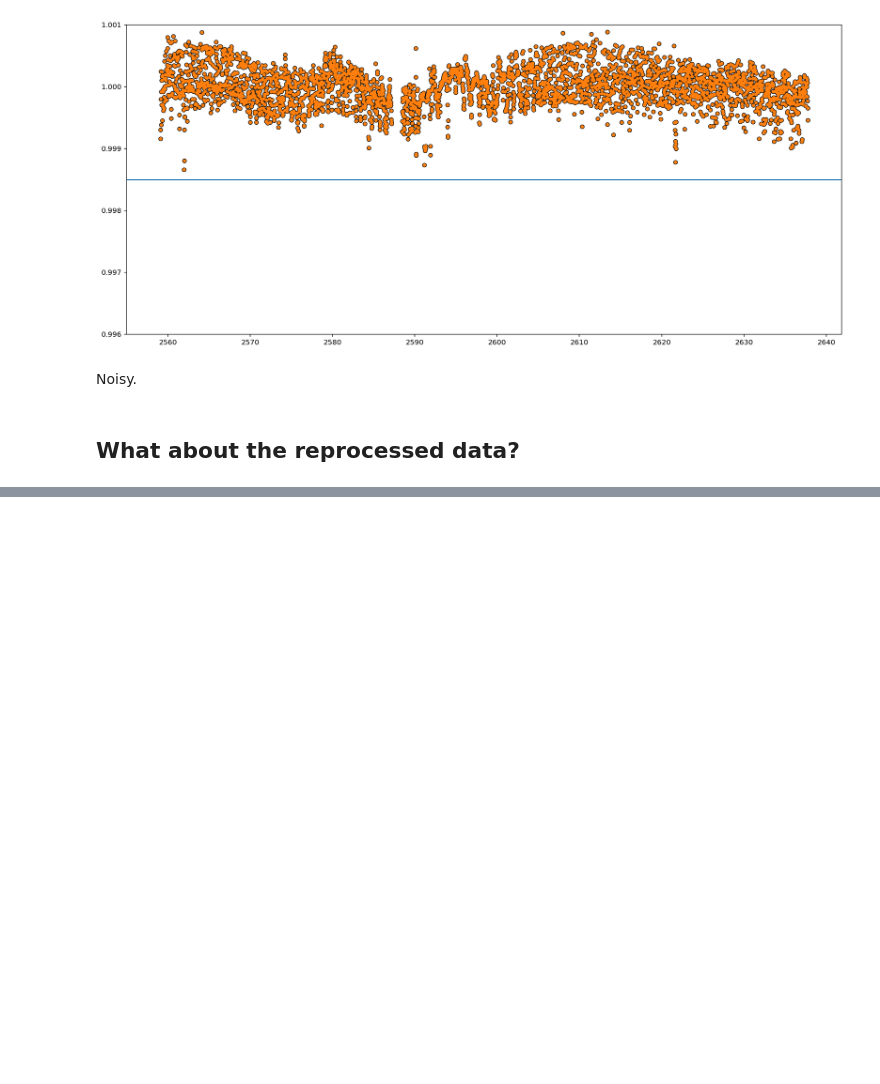
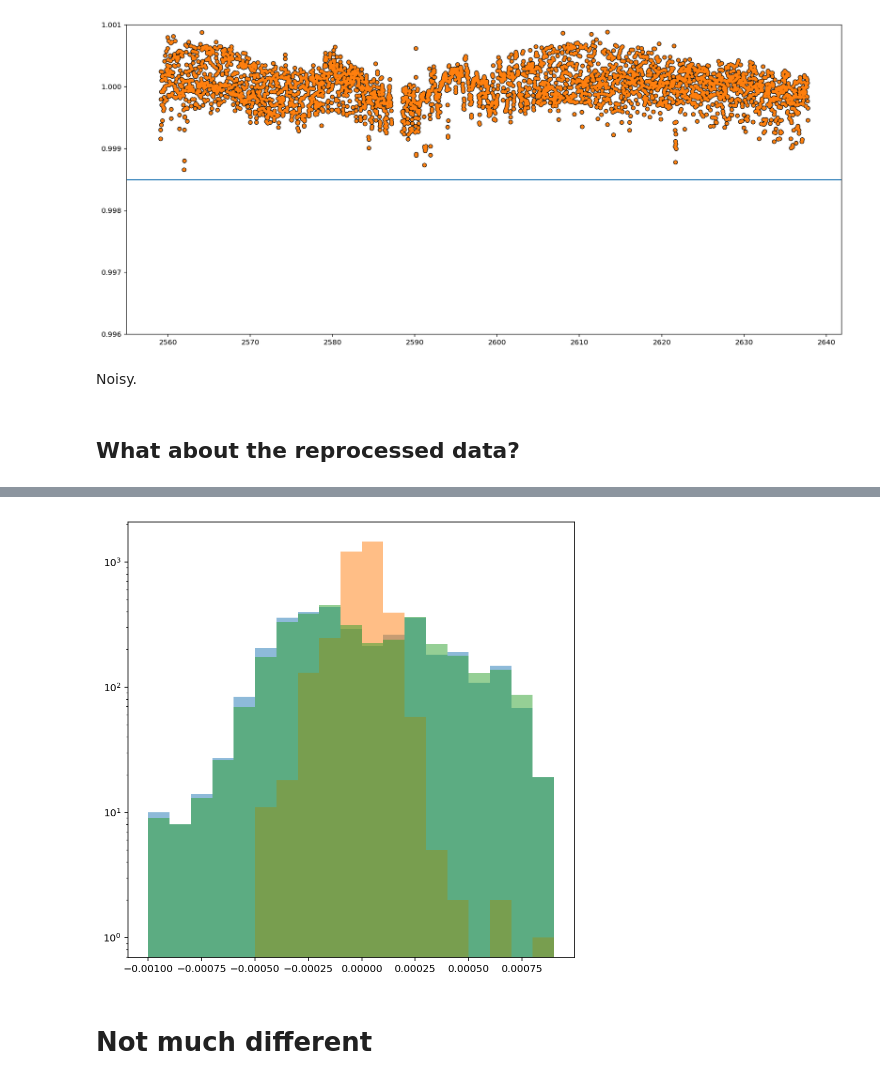
Before and after one commit to BrownDwarf/reprocess_or_not, a Jupyter notebook: notebooks/04.01-HD3167_reproduction.ipynb, the cells around one changed output, grey strips where cells are left out. Cells and saved outputs as stored; diff of their text form; code cells hidden in the pictures; blank space fills up the shorter version.

```diff
--- a/notebooks/04.01-HD3167_reproduction.ipynb
+++ b/notebooks/04.01-HD3167_reproduction.ipynb
@@ -229,0 +272,13 @@ Noisy.
+# %%
+plt.figure(figsize=(8,8))
+vec2 = (flux1-flux2)/flux1
+vec3 = (flux1-flux3)/flux1
+vec4 = (flux1-flux4)/flux1
+plt.hist(vec3[vec3==vec3], bins=np.arange(-0.001, 0.001, 0.0001), alpha=0.5)
+plt.hist(vec2[vec2==vec2], bins=np.arange(-0.001, 0.001, 0.0001) , alpha=0.5)
+plt.hist(vec4[vec4==vec4], bins=np.arange(-0.001, 0.001, 0.0001) , alpha=0.5)
+plt.yscale('log');
+# %% [output]
+[figure, added]
+# %% [markdown]
+# Not much different
```
Also changed, not shown: parts of 21 cells of this notebook.
